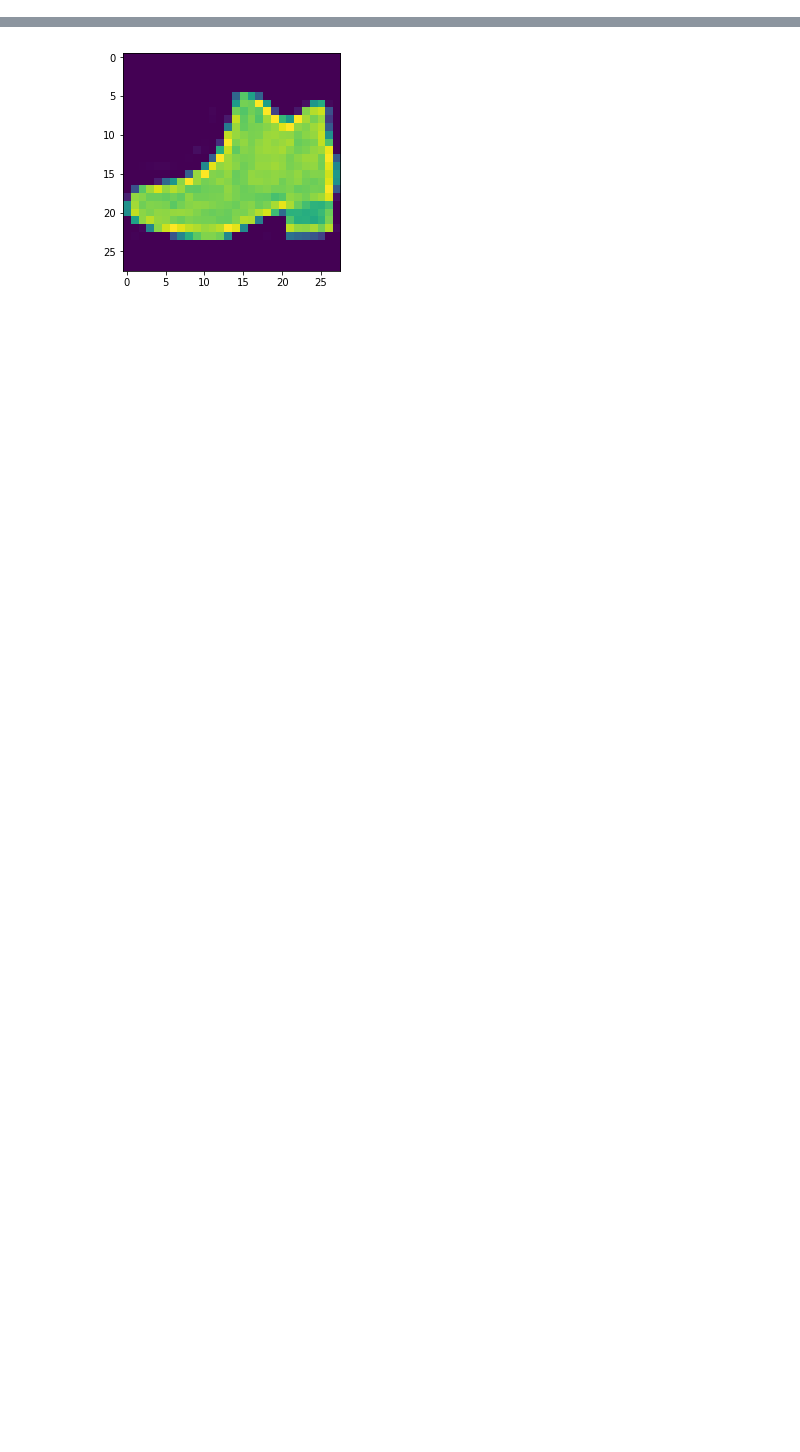
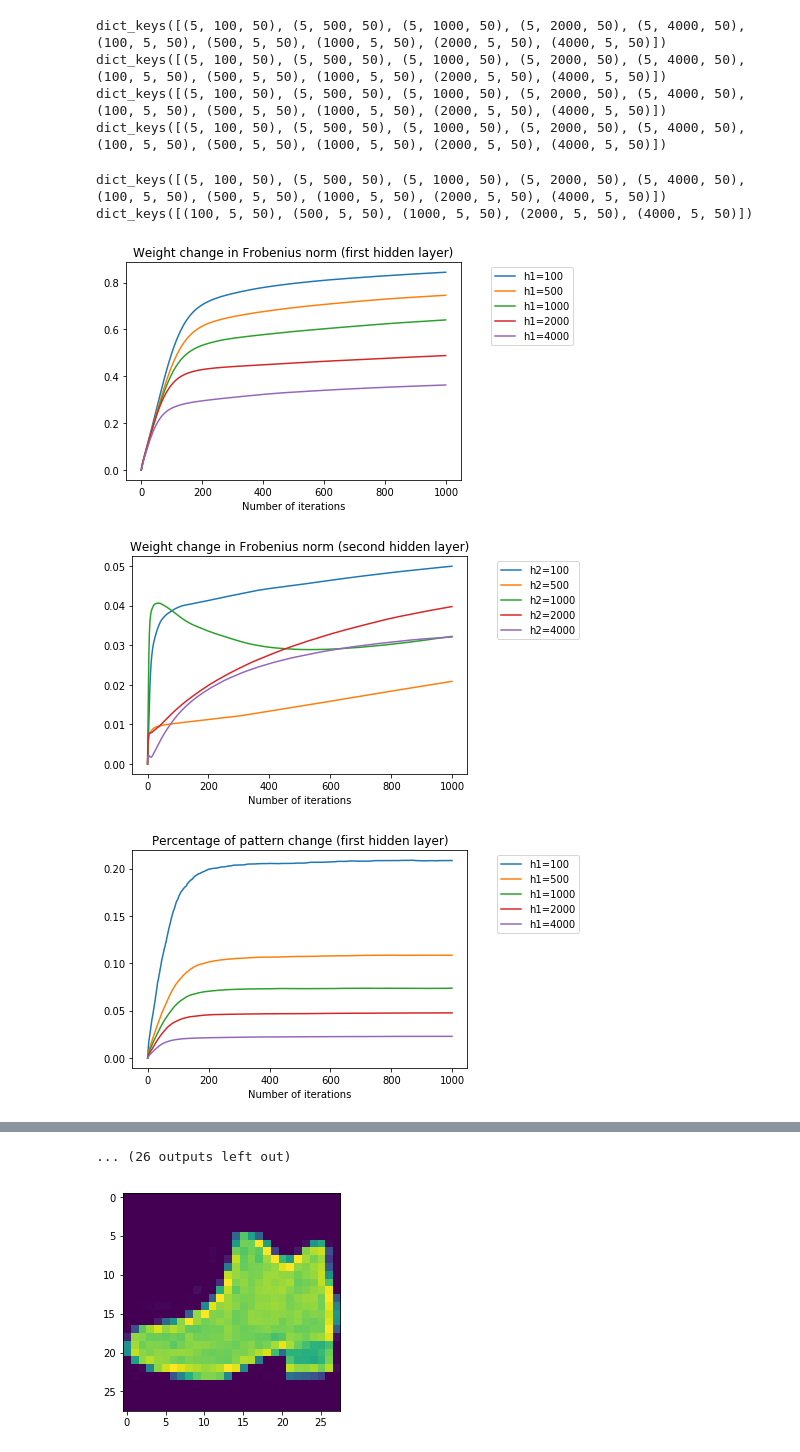
Before and after one commit to FengNiMa/ReLU_Convergence, a Jupyter notebook: plots.ipynb, the cells around one changed output, grey strips where cells are left out. Saved outputs shown, nothing was run; the diff lists cells and outputs as text; code cells hidden in the pictures; blank space fills up the shorter version.

```diff
--- a/plots.ipynb
+++ b/plots.ipynb
@@ -31,17 +32,17 @@ def read(file):
         i += 1
     return dic
 # %%
-def plot_all(dataset_name='mnist', tail_name=['']):
+def plot_all(dataset_name='mnist', lr='lr2e-4', tail_name=['']):
     record = {}
     for i in tail_name:
-        this = read('3_layer_results_' + dataset_name + i + '.txt')
+        this = read(os.path.join('results', lr, dataset_name + i + '.txt'))
         for param in this:
             if param not in record:
                 record[param] = this[param]
     record = dict(sorted(record.items()))
     print(record.keys())
 
-    plt.figure(1)  # weight change layer 1
+    plt.figure()  # weight change layer 1
     legend = []
     for param in record:
         if param[0] != 5:
@@ -51,9 +52,9 @@ def plot_all(dataset_name='mnist', tail_name=['']):
     plt.title('Weight change in Frobenius norm (first hidden layer)')
     plt.xlabel('Number of iterations')
     plt.legend(legend, loc='upper right',bbox_to_anchor=(1.35, 1))
-    plt.savefig('./plots/' + dataset_name + '_1.pdf', bbox_inches='tight')
+    plt.savefig(os.path.join('plots', lr, dataset_name + '_1.pdf'), bbox_inches='tight')
 
-    plt.figure(2)  # weight change layer 2
+    plt.figure()  # weight change layer 2
     legend = []
     for param in record:
         if param[1] != 5:
@@ -63,9 +64,9 @@ def plot_all(dataset_name='mnist', tail_name=['']):
     plt.title('Weight change in Frobenius norm (second hidden layer)')
     plt.xlabel('Number of iterations')
     plt.legend(legend, loc='upper right',bbox_to_anchor=(1.35, 1))
-    plt.savefig('./plots/' + dataset_name + '_2.pdf', bbox_inches='tight')
+    plt.savefig(os.path.join('plots', lr, dataset_name + '_2.pdf'), bbox_inches='tight')
 
-    plt.figure(3)  # pattern change layer 1
+    plt.figure()  # pattern change layer 1
     legend = []
     for param in record:
         if param[0] != 5:
@@ -75,9 +76,9 @@ def plot_all(dataset_name='mnist', tail_name=['']):
     plt.title('Percentage of pattern change (first hidden layer)')
     plt.xlabel('Number of iterations')
     plt.legend(legend, loc='upper right',bbox_to_anchor=(1.35, 1))
-    plt.savefig('./plots/' + dataset_name + '_3.pdf', bbox_inches='tight')
+    plt.savefig(os.path.join('plots', lr, dataset_name + '_3.pdf'), bbox_inches='tight')
 
-    plt.figure(4)  # pattern change layer 2
+    plt.figure()  # pattern change layer 2
     legend = []
     for param in record:
         if param[1] != 5:
@@ -87,9 +88,9 @@ def plot_all(dataset_name='mnist', tail_name=['']):
     plt.title('Percentage of pattern change (second hidden layer)')
     plt.xlabel('Number of iterations')
     plt.legend(legend, loc='upper right',bbox_to_anchor=(1.35, 1))
-    plt.savefig('./plots/' + dataset_name + '_4.pdf', bbox_inches='tight')
+    plt.savefig(os.path.join('plots', lr, dataset_name + '_4.pdf'), bbox_inches='tight')
 
-    plt.figure(5)  # lambda
+    plt.figure()  # lambda
     legend = []
     for param in record:
         content = record[param]
@@ -98,9 +99,9 @@ def plot_all(dataset_name='mnist', tail_name=['']):
     plt.title('$\log(\lambda_{min})$')
     plt.xlabel('Number of iterations')
     plt.legend(legend, loc='upper right',bbox_to_anchor=(1.4, 1))
-    plt.savefig('./plots/' + dataset_name + '_5.pdf', bbox_inches='tight')
+    plt.savefig(os.path.join('plots', lr, dataset_name + '_5.pdf'), bbox_inches='tight')
 
-    plt.figure(6)  # loss
+    plt.figure()  # loss
     legend = []
     for param in record:
         content = record[param]
@@ -109,6 +110,6 @@ def plot_all(dataset_name='mnist', tail_name=['']):
     plt.title('$\log(loss)$')
     plt.xlabel('Number of iterations')
     plt.legend(legend, loc='upper right',bbox_to_anchor=(1.4, 1))
-    plt.savefig('./plots/' + dataset_name + '_6.pdf', bbox_inches='tight')
+    plt.savefig(os.path.join('plots', lr, dataset_name + '_6.pdf'), bbox_inches='tight')
 
     #plt.show()
@@ -164,0 +116,17 @@ dict_keys([(5, 100, 50), (5, 500, 50), (5, 1000, 50), (5, 2000, 50), (5, 4000, 5
+# %%
+plot_all(dataset_name='MNIST01')
+plot_all(dataset_name='MNIST17')
+plot_all(dataset_name='Fashion01')
+plot_all(dataset_name='Fashion79')
+plot_all(dataset_name='synthetic50')
+plot_all(dataset_name='synthetic100')
+# %% [output]
+dict_keys([(5, 100, 50), (5, 500, 50), (5, 1000, 50), (5, 2000, 50), (5, 4000, 50), (100, 5, 50), (500, 5, 50), (1000, 5, 50), (2000, 5, 50), (4000, 5, 50)])
+dict_keys([(5, 100, 50), (5, 500, 50), (5, 1000, 50), (5, 2000, 50), (5, 4000, 50), (100, 5, 50), (500, 5, 50), (1000, 5, 50), (2000, 5, 50), (4000, 5, 50)])
+dict_keys([(5, 100, 50), (5, 500, 50), (5, 1000, 50), (5, 2000, 50), (5, 4000, 50), (100, 5, 50), (500, 5, 50), (1000, 5, 50), (2000, 5, 50), (4000, 5, 50)])
+dict_keys([(5, 100, 50), (5, 500, 50), (5, 1000, 50), (5, 2000, 50), (5, 4000, 50), (100, 5, 50), (500, 5, 50), (1000, 5, 50), (2000, 5, 50), (4000, 5, 50)])
+dict_keys([(5, 100, 50), (5, 500, 50), (5, 1000, 50), (5, 2000, 50), (5, 4000, 50), (100, 5, 50), (500, 5, 50), (1000, 5, 50), (2000, 5, 50), (4000, 5, 50)])
+dict_keys([(100, 5, 50), (500, 5, 50), (1000, 5, 50), (2000, 5, 50), (4000, 5, 50)])
+[figure, added]
+[figure, added]
+[figure, added]
@@ -165,3 +140,4 @@ dict_keys([(5, 100, 50), (5, 500, 50), (5, 1000, 50), (5, 2000, 50), (5, 4000, 5
+... (26 outputs left out)
 # %%
 import torchvision
 # %%
```
Also changed, not shown: parts of 7 cells of this notebook.
